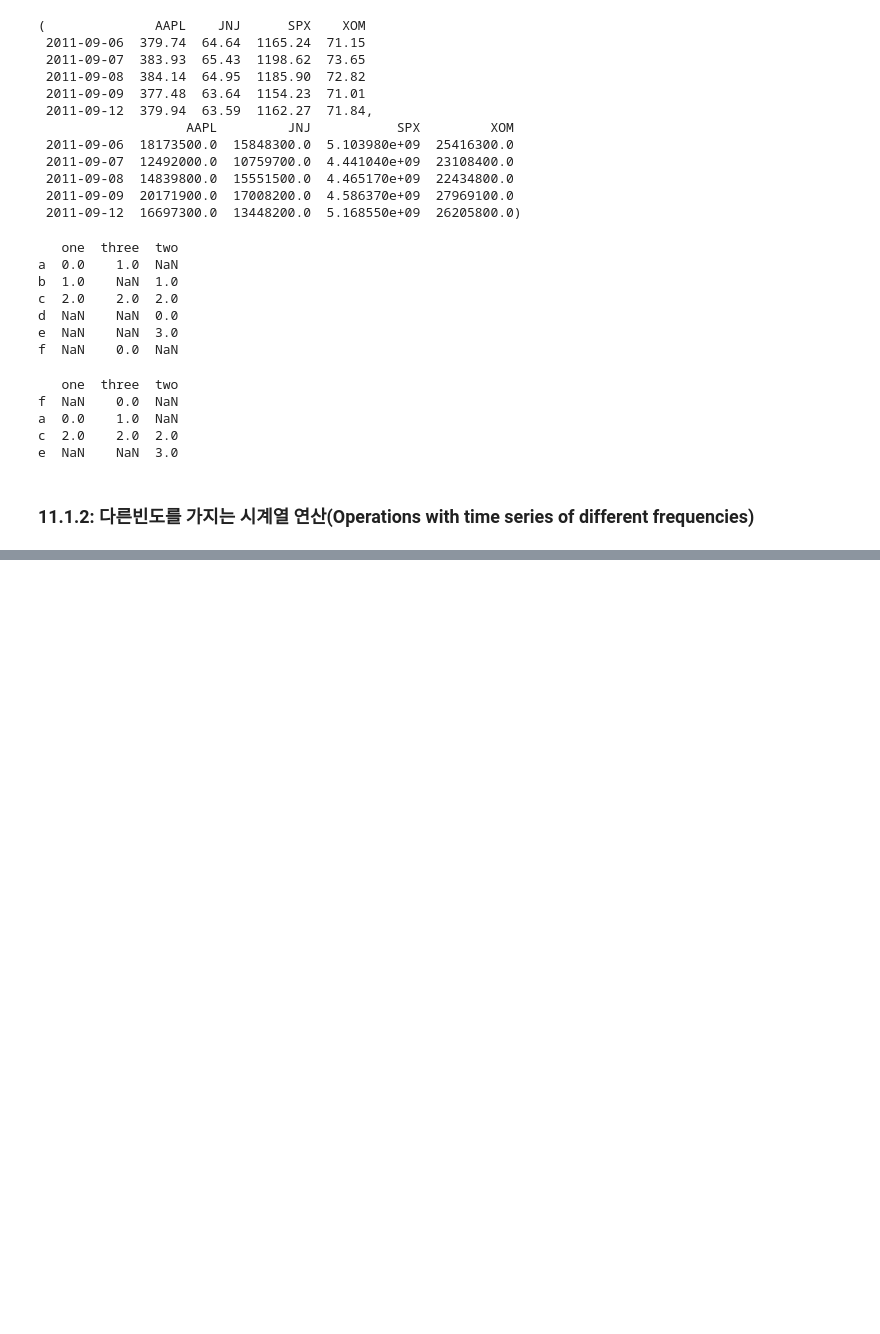
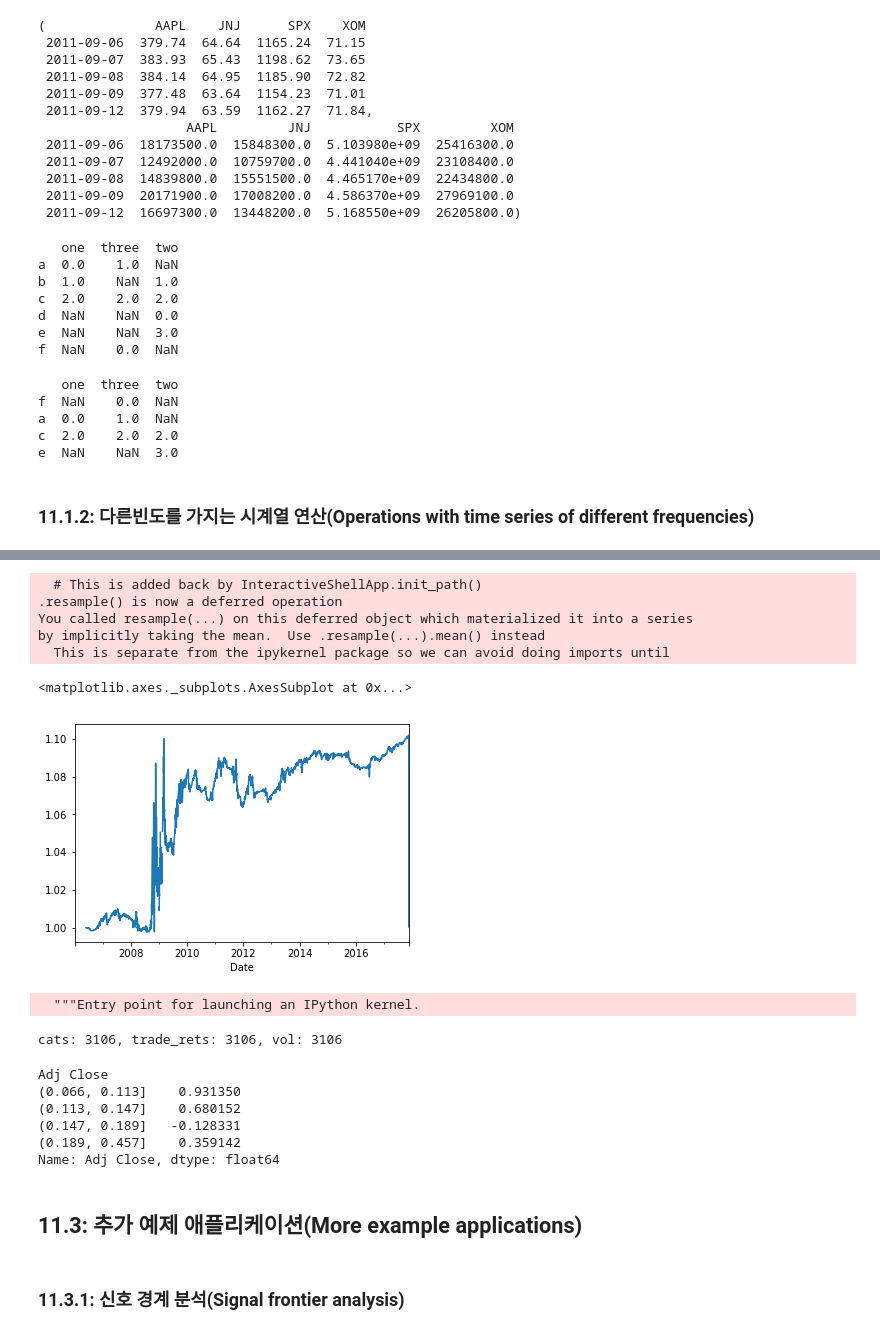
Before and after one commit to eunhwany/ML_Study, a Jupyter notebook: pydataAnalysis/Chap11_Financial and Economic Data Applications.ipynb, the cells around one changed output, grey strips where cells are left out. Drawn from its saved outputs; the diff is of its cells as text; code cells hidden in the pictures; blank space fills up the shorter version.

Commit message:
pydataAnalysis Final

```diff
--- a/pydataAnalysis/Chap11_Financial and Economic Data Applications.ipynb
+++ b/pydataAnalysis/Chap11_Financial and Economic Data Applications.ipynb
@@ -121,0 +844,57 @@ e  NaN    NaN  3.0
+# %%
+px = data['Adj Close']
+returns = px.pct_change()
+
+def to_index(rets):
+    index = (1 + rets).cumprod()
+    first_loc = max(index.index.get_loc(index.idxmax()) - 1, 0)
+    index.values[first_loc] = 1
+    return index
+
+def trend_signal(rets, lookback, lag):
+    signal = pd.rolling_sum(rets, lookback, min_periods=lookback - 5)
+    return signal.shift(lag)
+# %%
+# 매주 금요일의 모멘텀 신호 거래 투자 전략 만들기.
+signal = trend_signal(returns, 100, 3)
+trade_friday = signal.resample('W-FRI').resample('B').ffill()
+trade_rets = trade_friday.shift(1) * returns
+trade_rets = trade_rets[:len(returns)]
+# %% [output]
+  # This is added back by InteractiveShellApp.init_path()
+.resample() is now a deferred operation
+You called resample(...) on this deferred object which materialized it into a series
+by implicitly taking the mean.  Use .resample(...).mean() instead
+  This is separate from the ipykernel package so we can avoid doing imports until
+# %%
+# 수익지수로 변환 후 그래프.(모멘텀 전략 수익지수)
+to_index (trade_rets).plot()
+# %% [output]
+<matplotlib.axes._subplots.AxesSubplot at 0x...>
+[figure, added]
+# %%
+# 연간 환산 표준편차는 변동성의 자표 > 샤프지수 계싼.
+vol = pd.rolling_std(returns, 250, min_periods=200) * np.sqrt(250)
+
+def sharpe(rets, ann=250):
+    return rets.mean() / rets.std()  * np.sqrt(ann)
+# %% [output]
+  """Entry point for launching an IPython kernel.
+# %%
+cats = pd.qcut(vol, 4) # qcut 사분위로 나눔.
+print('cats: %d, trade_rets: %d, vol: %d' % (len(cats), len(trade_rets), len(vol)))
+# %% [output]
+cats: 3106, trade_rets: 3106, vol: 3106
+# %%
+trade_rets.groupby(cats).agg(sharpe)
+# %% [output]
+Adj Close
+(0.066, 0.113]    0.931350
+(0.113, 0.147]    0.680152
+(0.147, 0.189]   -0.128331
+(0.189, 0.457]    0.359142
+Name: Adj Close, dtype: float64
+# %% [markdown]
+## 11.3: 추가 예제 애플리케이션(More example applications)
+# %% [markdown]
+### 11.3.1: 신호 경계 분석(Signal frontier analysis)
```
Also changed, not shown: parts of 75 cells of this notebook, 1 other file.
